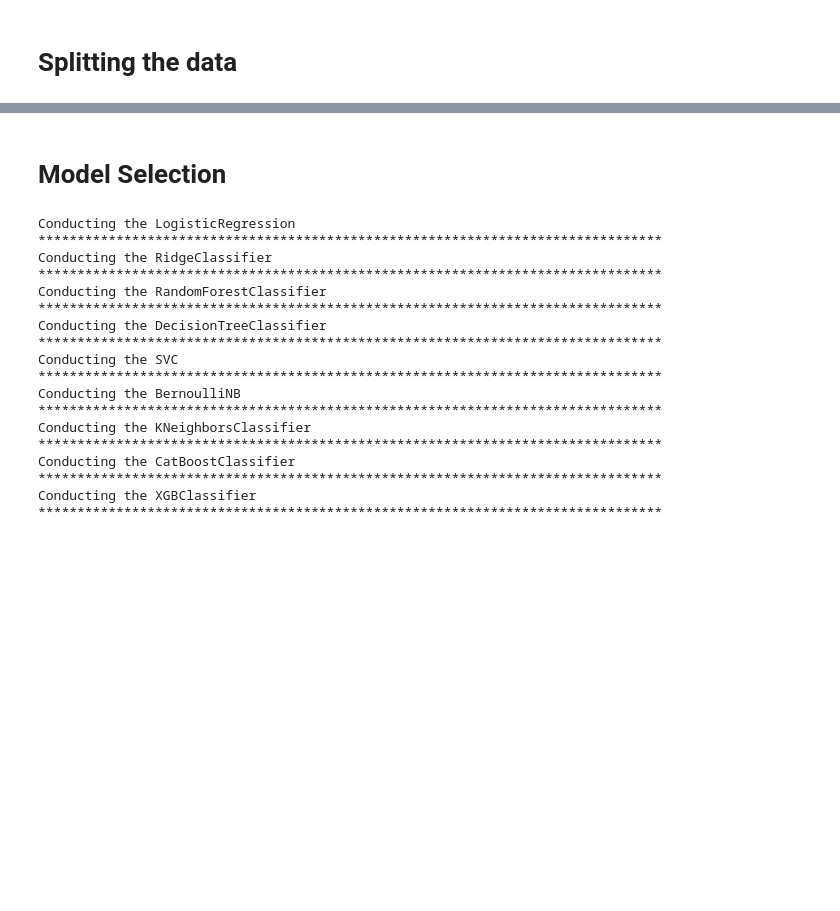
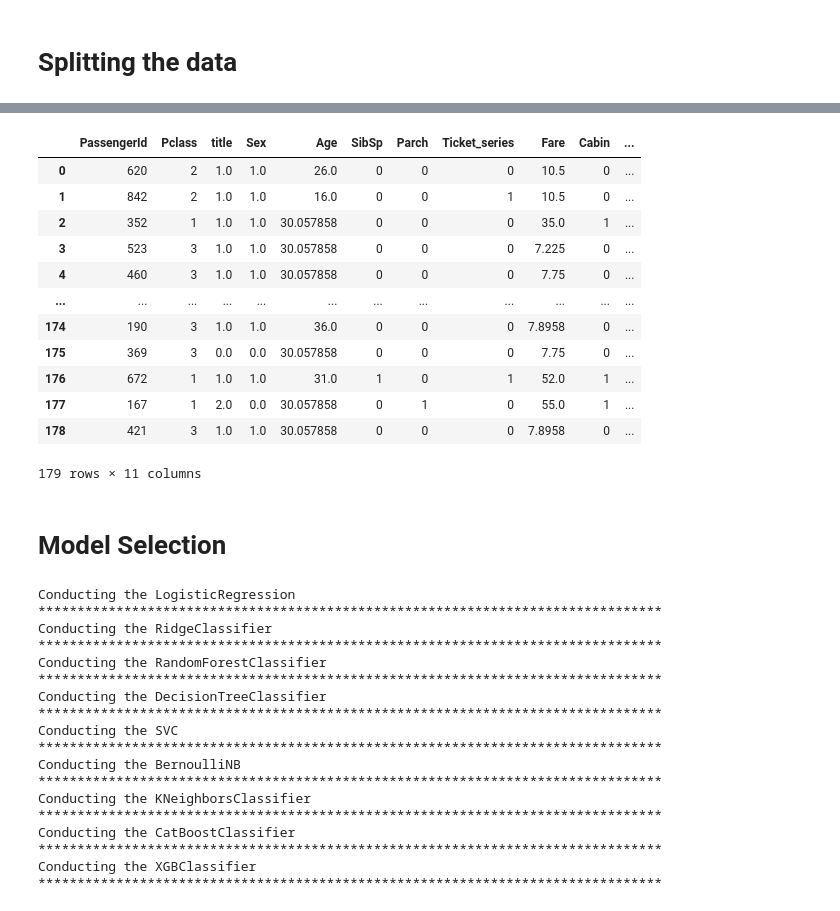
Before and after one commit to publichamlet/Titanic_model_try, a Jupyter notebook: notebook/titanic_pred.ipynb, the cells around one changed output, grey strips where cells are left out. Saved outputs shown, nothing was run; the diff lists cells and outputs as text; code cells hidden in the pictures; blank space fills up the shorter version.

```diff
--- a/notebook/titanic_pred.ipynb
+++ b/notebook/titanic_pred.ipynb
@@ -454,3 +714,19 @@ X_train, X_test, y_train, y_test = train_test_split(X, y, test_size=0.3, stratif
+# %%
+test_clean(X_test)
+# %% [output]
+|  | PassengerId | Pclass | title | Sex | Age | SibSp | Parch | Ticket_series | Fare | Cabin | ... |
+| 0 | 620 | 2 | 1.0 | 1.0 | 26.0 | 0 | 0 | 0 | 10.5 | 0 | ... |
+| 1 | 842 | 2 | 1.0 | 1.0 | 16.0 | 0 | 0 | 1 | 10.5 | 0 | ... |
+| 2 | 352 | 1 | 1.0 | 1.0 | 30.057858 | 0 | 0 | 0 | 35.0 | 1 | ... |
+| 3 | 523 | 3 | 1.0 | 1.0 | 30.057858 | 0 | 0 | 0 | 7.225 | 0 | ... |
+| 4 | 460 | 3 | 1.0 | 1.0 | 30.057858 | 0 | 0 | 0 | 7.75 | 0 | ... |
+| ... | ... | ... | ... | ... | ... | ... | ... | ... | ... | ... | ... |
+| 174 | 190 | 3 | 1.0 | 1.0 | 36.0 | 0 | 0 | 0 | 7.8958 | 0 | ... |
+| 175 | 369 | 3 | 0.0 | 0.0 | 30.057858 | 0 | 0 | 0 | 7.75 | 0 | ... |
+| 176 | 672 | 1 | 1.0 | 1.0 | 31.0 | 1 | 0 | 1 | 52.0 | 1 | ... |
+| 177 | 167 | 1 | 2.0 | 0.0 | 30.057858 | 0 | 1 | 0 | 55.0 | 1 | ... |
+| 178 | 421 | 3 | 1.0 | 1.0 | 30.057858 | 0 | 0 | 0 | 7.8958 | 0 | ... |
+179 rows × 11 columns
 # %% [markdown]
 # Model Selection
 # %%
```
Also changed, not shown: parts of 67 cells of this notebook, 5 other files.
